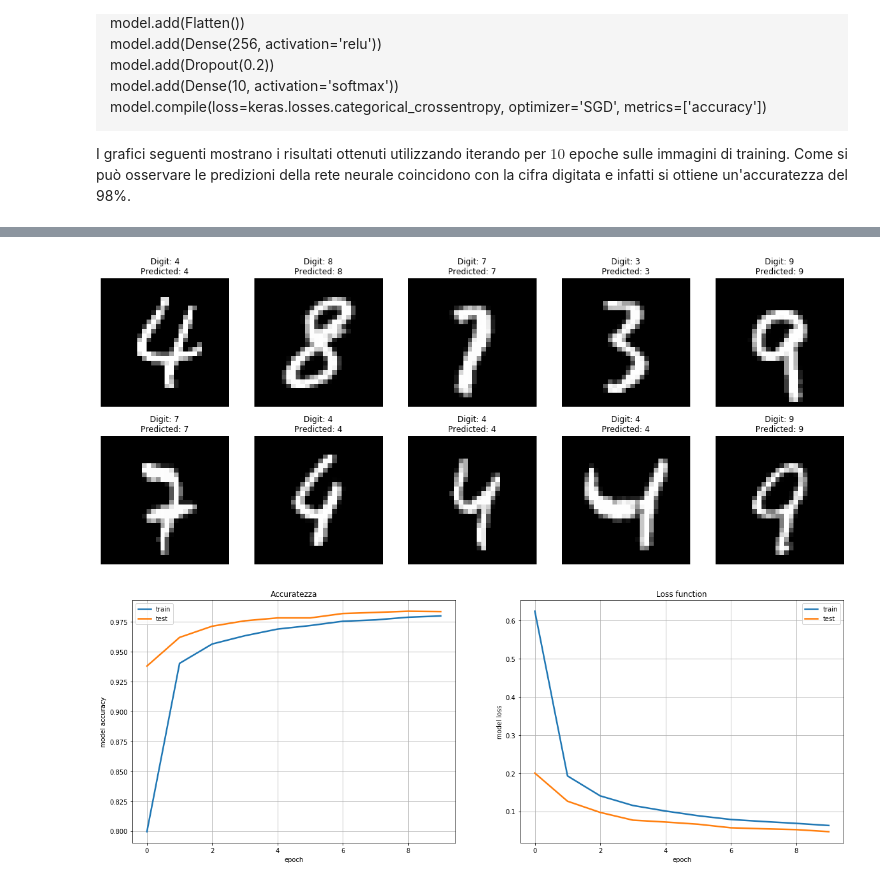
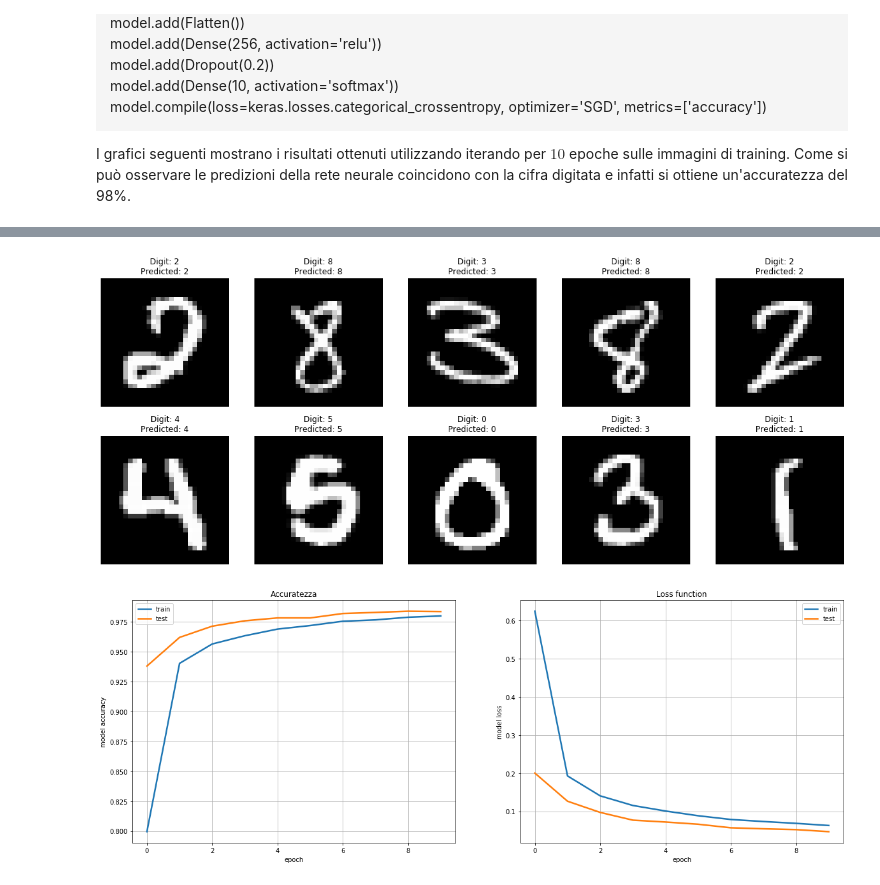
Before and after one commit to danidimic/NSL-exercise, a Jupyter notebook: LSN_Exercise_12/LSN_Exercise_12.ipynb, the cells around one changed output, grey strips where cells are left out. Drawn from its saved outputs; the diff is of its cells as text; code cells hidden in the pictures.

```diff
--- a/LSN_Exercise_12/LSN_Exercise_12.ipynb
+++ b/LSN_Exercise_12/LSN_Exercise_12.ipynb
@@ -50,7 +50,7 @@ print('Test accuracy:', round(score[1],5))
 X_test = X_test.reshape(X_test.shape[0], img_rows, img_cols,1)
 
 #cambia valore per vedere risultati su figure differenti
-n=567  #max 9990
+n=100  #max 9990
 plt.figure(figsize=(20, 8))
 for i in range(10):
     ax = plt.subplot(2, 5, i + 1)
@@ -111,7 +111,7 @@ print('Test accuracy:', round(score[1],5))
 X_test = X_test.reshape(X_test.shape[0], img_rows, img_cols,1)
 
 #cambia valore per vedere risultati su figure differenti
-n=567  #max 9990
+n=200  #max 9990
 plt.figure(figsize=(20, 8))
 for i in range(10):
     ax = plt.subplot(2, 5, i + 1)
@@ -172,7 +172,7 @@ print('Test accuracy:', round(score[1],5))
 X_test = X_test.reshape(X_test.shape[0], img_rows, img_cols,1)
 
 #cambia valore per vedere risultati su figure differenti
-n=333  #max 9990
+n=300  #max 9990
 plt.figure(figsize=(20, 8))
 for i in range(10):
     ax = plt.subplot(2, 5, i + 1)
@@ -270,7 +270,7 @@ print('Test accuracy:', round(score[1],5))
 X_test = X_test.reshape(X_test.shape[0], img_rows, img_cols,1)
 
 #cambia valore per vedere risultati su figure differenti
-n=109  #max 9990
+n=400  #max 9990
 plt.figure(figsize=(20, 8))
 for i in range(10):
     ax = plt.subplot(2, 5, i + 1)
@@ -283,7 +283,7 @@ plt.show()
 
 Test loss: 0.04658
 Test accuracy: 0.9837
-[figure, old version]
+[figure, new version]
 # %%
 history = pd.read_csv('Saved/exercise2/modelCNN.log', sep=',', engine='python')
 plt.figure(figsize=(20, 7))
```
Also changed, not shown: parts of 5 cells of this notebook, 2 other files.
